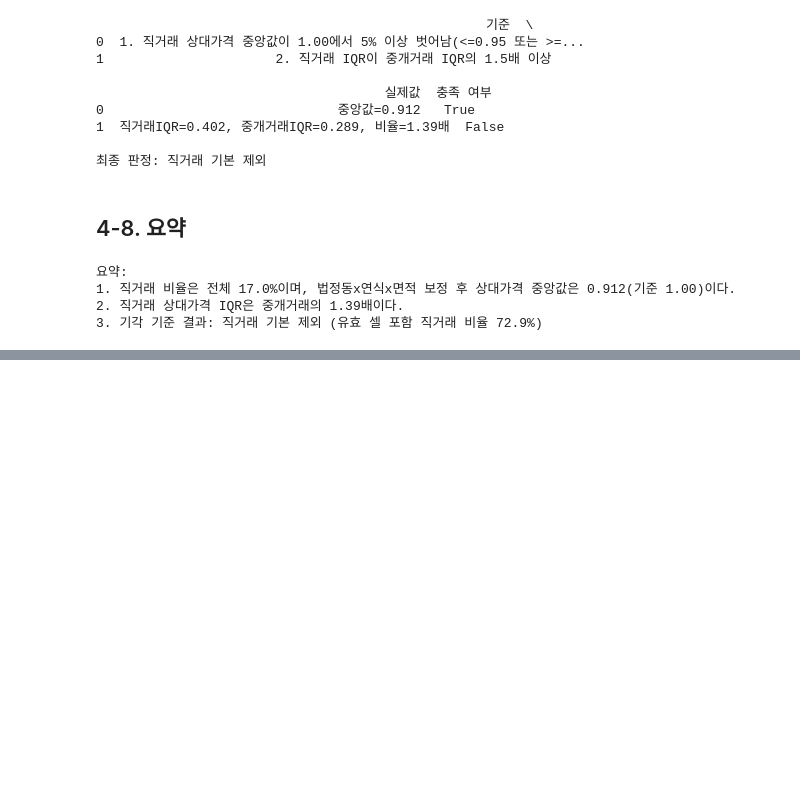
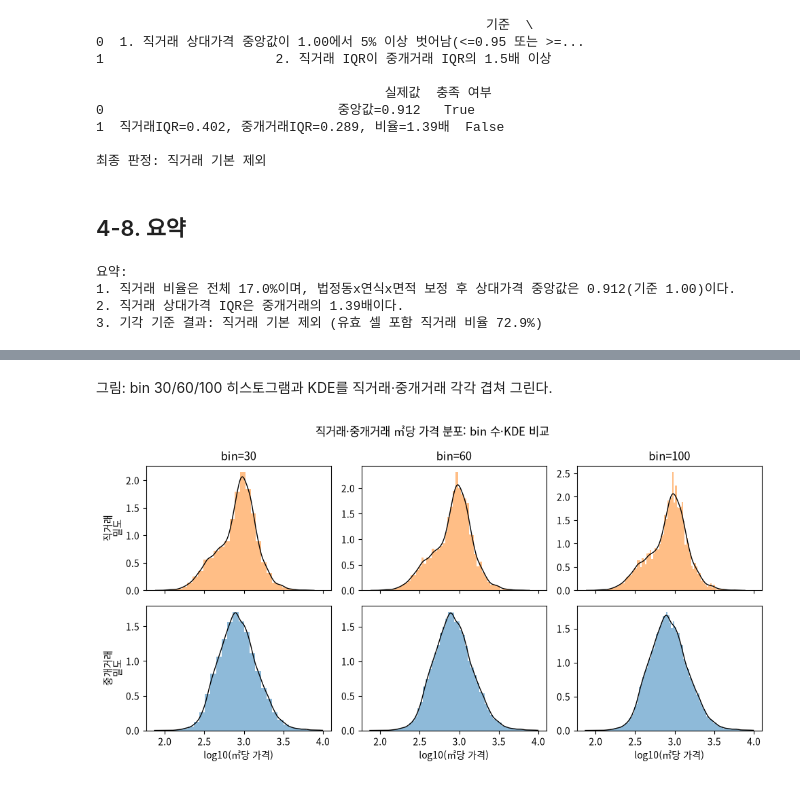
Before and after one commit to Simon-Beck12/npl-el, a Jupyter notebook: notebooks/eda_direct_deal.ipynb, the cells around one changed output, grey strips where cells are left out. Saved outputs shown, nothing was run; the diff lists cells and outputs as text; code cells hidden in the pictures; blank space fills up the shorter version.

```diff
--- a/notebooks/eda_direct_deal.ipynb
+++ b/notebooks/eda_direct_deal.ipynb
@@ -337,0 +406,31 @@ print(f"3. 기각 기준 결과: {final_verdict} (유효 셀 포함 직거래
+# %% [markdown]
+그림: bin 30/60/100 히스토그램과 KDE를 직거래·중개거래 각각 겹쳐 그린다.
+# %%
+fig, axes = plt.subplots(2, 3, figsize=(10, 5.2), dpi=100, sharex=True)
+bin_counts = [30, 60, 100]
+groups = [('직거래', direct_price), ('중개거래', brokered_price)]
+
+for row, (name, s) in enumerate(groups):
+    log_s = np.log10(s)
+    kde = gaussian_kde(log_s)
+    xs = np.linspace(log_s.min(), log_s.max(), 500)
+    ys = kde(xs)
+    for col, nbins in enumerate(bin_counts):
+        ax = axes[row, col]
+        ax.hist(log_s, bins=nbins, density=True, alpha=0.5, color='tab:orange' if name == '직거래' else 'tab:blue')
+        ax.plot(xs, ys, color='black', linewidth=1)
+        if row == 0:
+            ax.set_title(f'bin={nbins}')
+        if col == 0:
+            ax.set_ylabel(f'{name}\n밀도')
+
+for ax in axes[-1, :]:
+    ax.set_xlabel('log10(㎡당 가격)')
+
+fig.suptitle('직거래·중개거래 ㎡당 가격 분포: bin 수·KDE 비교')
+fig.tight_layout()
+fig.savefig('../results/figures/exp001_extra_peaks.png', dpi=100)
+plt.show()
+plt.close(fig)
+# %% [output]
+[figure, added]
```
Also changed, not shown: parts of 12 cells of this notebook, 5 other files.
